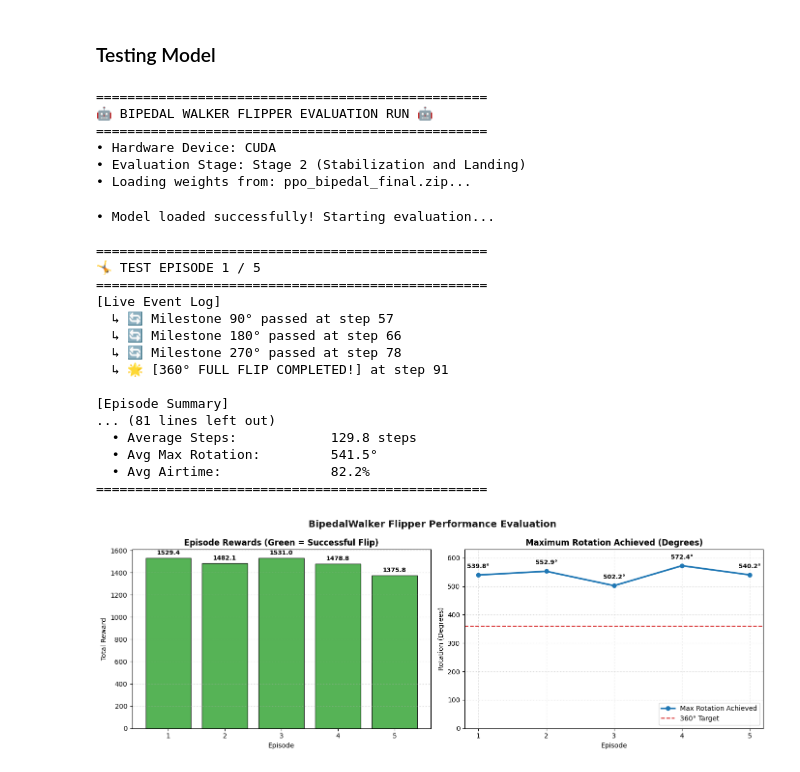
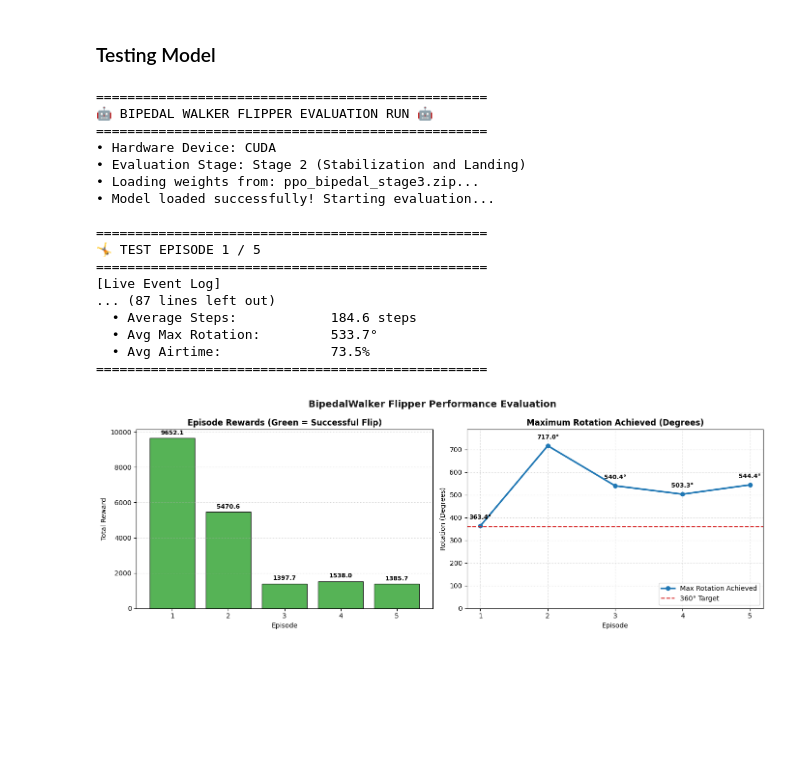
Before and after one commit to GrecoLucas/ASMA2, a Jupyter notebook: BipedalWalker.ipynb, the cells around one changed output. Drawn from its saved outputs; the diff is of its cells as text; code cells hidden in the pictures; blank space fills up the shorter version.

```diff
--- a/BipedalWalker.ipynb
+++ b/BipedalWalker.ipynb
@@ -361,7 +361,7 @@ class Colors:
     UNDERLINE = '\033[4m'
 
 # 1. Corrected model path to match what was saved at the end of Stage 2
-model_path = "ppo_bipedal_final.zip"
+model_path = "ppo_bipedal_stage3.zip"
 device = "cuda" if torch.cuda.is_available() else "cpu"
 
 print(f"{Colors.BOLD}{Colors.HEADER}=================================================={Colors.ENDC}")
@@ -524,49 +524,43 @@ for bar in bars:
                 xytext=(0, 3 if height >= 0 else -12),
                 textcoords="offset points",
                 ha='center', va='bottom', fontsize=9, fontweight='bold')
 
 # 2. Plot Max Rotation
 ax2.plot(range(1, num_episodes + 1), ep_max_angles, marker='o', linewidth=2.5, color='#1f77b4', label='Max Rotation Achieved')
 ax2.axhline(360, color='#d62728', linestyle='--', linewidth=1.5, label='360° Target')
 ax2.set_title('Maximum Rotation Achieved (Degrees)', fontsize=12, fontweight='semibold')
 ax2.set_xlabel('Episode', fontsize=10)
 ax2.set_ylabel('Rotation (Degrees)', fontsize=10)
 ax2.set_xticks(range(1, num_episodes + 1))
 ax2.set_ylim(0, max(400, max(ep_max_angles) * 1.1))
 ax2.grid(linestyle=':', alpha=0.6)
 ax2.legend(loc='lower right')
 
 for idx, val in enumerate(ep_max_angles):
     ax2.annotate(f'{val:.1f}°',
                 xy=(idx + 1, val),
                 xytext=(0, 8),
                 textcoords="offset points",
                 ha='center', va='bottom', fontsize=9, fontweight='bold')
 
 plt.tight_layout()
 plt.show()
 # %% [output]
 ==================================================
 🤖 BIPEDAL WALKER FLIPPER EVALUATION RUN 🤖
 ==================================================
 • Hardware Device: CUDA
 • Evaluation Stage: Stage 2 (Stabilization and Landing)
-• Loading weights from: ppo_bipedal_final.zip...
+• Loading weights from: ppo_bipedal_stage3.zip...
+• Model loaded successfully! Starting evaluation...
+
+==================================================
+🤸 TEST EPISODE 1 / 5
+==================================================
+[Live Event Log]
+... (87 lines left out)
+  • Average Steps:            184.6 steps
+  • Avg Max Rotation:         533.7°
+  • Avg Airtime:              73.5%
+==================================================
-• Model loaded successfully! Starting evaluation...
-
-==================================================
-🤸 TEST EPISODE 1 / 5
-==================================================
-[Live Event Log]
-  ↳ 🔄 Milestone 90° passed at step 57
-  ↳ 🔄 Milestone 180° passed at step 66
-  ↳ 🔄 Milestone 270° passed at step 78
-  ↳ 🌟 [360° FULL FLIP COMPLETED!] at step 91
-
-[Episode Summary]
-... (81 lines left out)
-  • Average Steps:            129.8 steps
-  • Avg Max Rotation:         541.5°
-  • Avg Airtime:              82.2%
-==================================================
-[figure, old version]
+[figure, new version]
```
Also changed, not shown: parts of 3 cells of this notebook, 7 other files.
